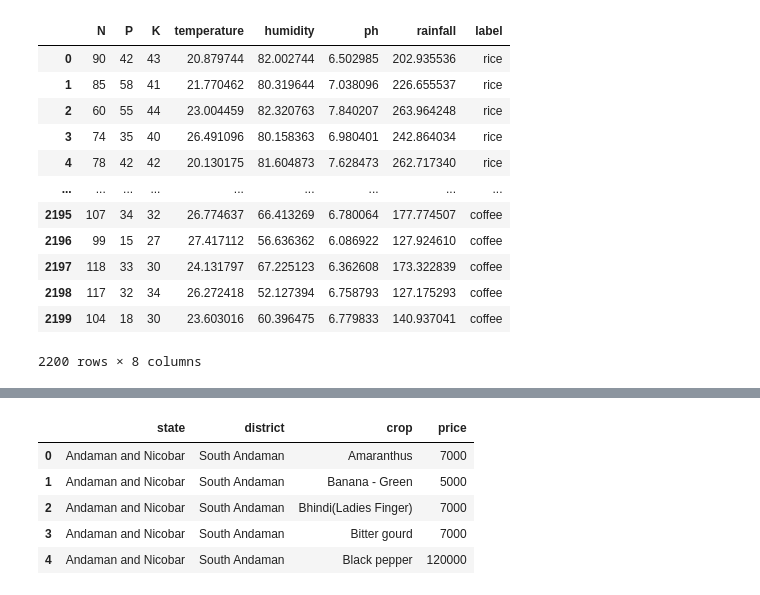
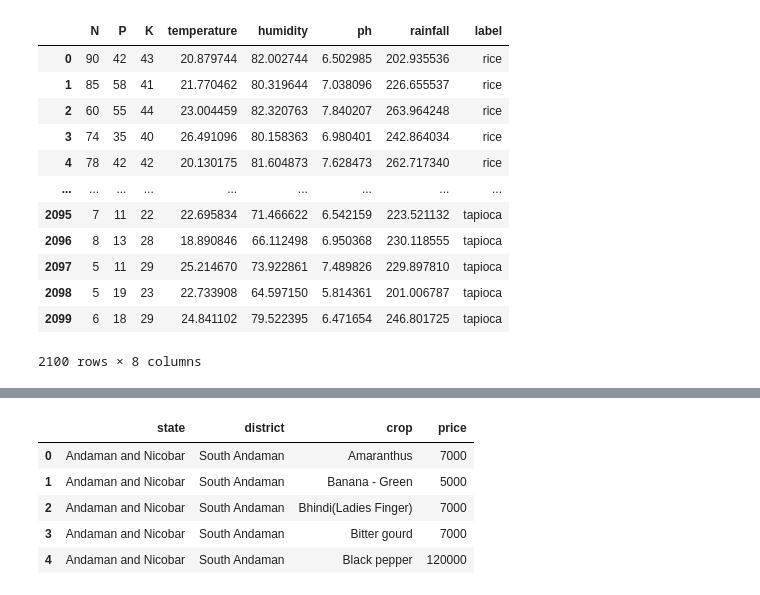
Before and after one commit to Sahil-Amritkar/TRINIT-Crop-Prediction-CPPTonight, a Jupyter notebook: data_exploration.ipynb, the cells around one changed output, grey strips where cells are left out. Saved outputs shown, nothing was run; the diff lists cells and outputs as text; code cells hidden in the pictures.

Commit message:
created new datasets

```diff
--- a/data_exploration.ipynb
+++ b/data_exploration.ipynb
@@ -4,20 +5,20 @@ import pandas as pd
 # %%
-crop_reco=pd.read_csv("datasets/crop_recommendation.csv")
+crop_reco=pd.read_csv("datasets/crop_recommendation_v2.csv")
 crop_reco
 # %% [output]
 |  | N | P | K | temperature | humidity | ph | rainfall | label |
 | 0 | 90 | 42 | 43 | 20.879744 | 82.002744 | 6.502985 | 202.935536 | rice |
 | 1 | 85 | 58 | 41 | 21.770462 | 80.319644 | 7.038096 | 226.655537 | rice |
 | 2 | 60 | 55 | 44 | 23.004459 | 82.320763 | 7.840207 | 263.964248 | rice |
 | 3 | 74 | 35 | 40 | 26.491096 | 80.158363 | 6.980401 | 242.864034 | rice |
 | 4 | 78 | 42 | 42 | 20.130175 | 81.604873 | 7.628473 | 262.717340 | rice |
 | ... | ... | ... | ... | ... | ... | ... | ... | ... |
-| 2195 | 107 | 34 | 32 | 26.774637 | 66.413269 | 6.780064 | 177.774507 | coffee |
-| 2196 | 99 | 15 | 27 | 27.417112 | 56.636362 | 6.086922 | 127.924610 | coffee |
-| 2197 | 118 | 33 | 30 | 24.131797 | 67.225123 | 6.362608 | 173.322839 | coffee |
-| 2198 | 117 | 32 | 34 | 26.272418 | 52.127394 | 6.758793 | 127.175293 | coffee |
-| 2199 | 104 | 18 | 30 | 23.603016 | 60.396475 | 6.779833 | 140.937041 | coffee |
+| 2095 | 7 | 11 | 22 | 22.695834 | 71.466622 | 6.542159 | 223.521132 | tapioca |
+| 2096 | 8 | 13 | 28 | 18.890846 | 66.112498 | 6.950368 | 230.118555 | tapioca |
+| 2097 | 5 | 11 | 29 | 25.214670 | 73.922861 | 7.489826 | 229.897810 | tapioca |
+| 2098 | 5 | 19 | 23 | 22.733908 | 64.597150 | 5.814361 | 201.006787 | tapioca |
+| 2099 | 6 | 18 | 29 | 24.841102 | 79.522395 | 6.471654 | 246.801725 | tapioca |
-2200 rows × 8 columns
+2100 rows × 8 columns
 # %%
 crop_prices=pd.read_csv("datasets/crop_prices.csv")
 crop_prices.head()
```
Also changed, not shown: parts of 27 cells of this notebook, 19 other files.
